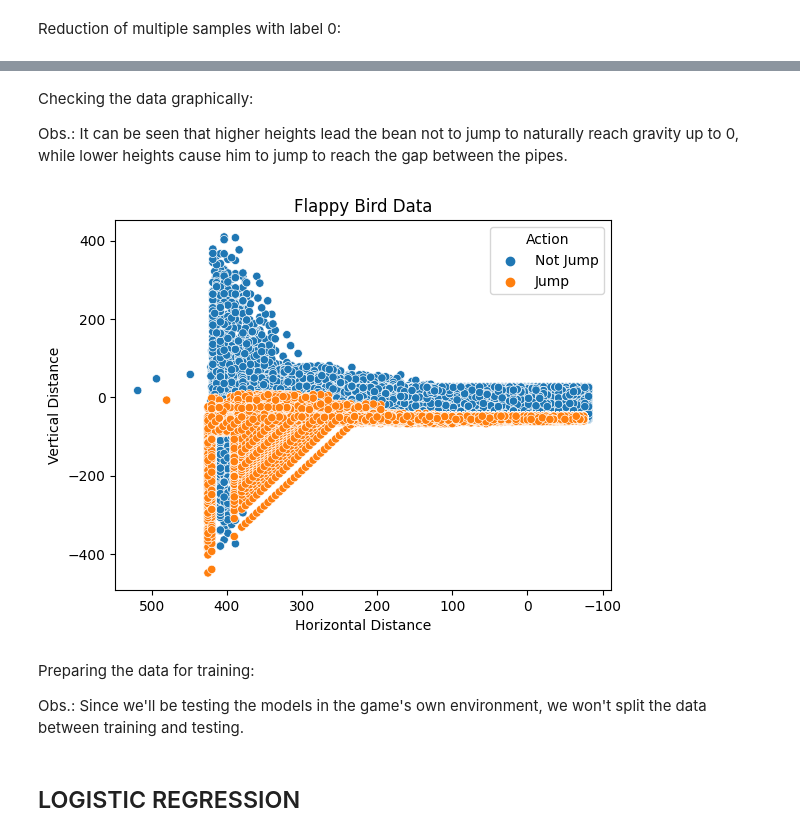
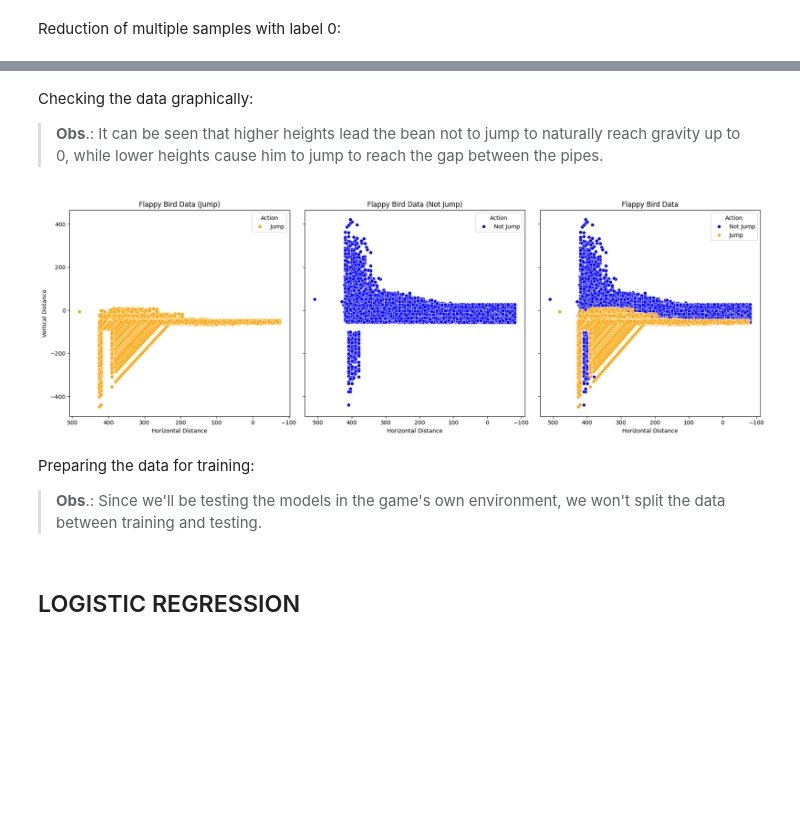
Before and after one commit to filipemedeiross/solving_flappy_bird, a Jupyter notebook: notebooks/intelligent_agent.ipynb, the cells around one changed output, grey strips where cells are left out. Drawn from its saved outputs; the diff is of its cells as text; code cells hidden in the pictures; blank space fills up the shorter version.

```diff
--- a/notebooks/intelligent_agent.ipynb
+++ b/notebooks/intelligent_agent.ipynb
@@ -77,26 +77,39 @@ memory usage: 728.6 KB
 # %% [markdown]
 Checking the data graphically:
 
-Obs.: It can be seen that higher heights lead the bean not to jump to naturally reach gravity up to 0, while lower heights cause him to jump to reach the gap between the pipes.
+> **Obs**.: It can be seen that higher heights lead the bean not to jump to naturally reach gravity up to 0, while lower heights cause him to jump to reach the gap between the pipes.
 # %%
 data['Action'] = data['label'].map({0 : 'Not Jump',
                                     1 : 'Jump'})
 
-sns.scatterplot(data=data, x='x', y='y', hue='Action')
+fig, axes = plt.subplots(1, 3, figsize=(18, 6), sharey=True)
 
-plt.title('Flappy Bird Data')
-plt.xlabel('Horizontal Distance')
-plt.ylabel('Vertical Distance')
+sns.scatterplot(data=data[data.label == 1], x='x', y='y', hue='Action', palette=['orange']        , ax=axes[0])
+sns.scatterplot(data=data[data.label == 0], x='x', y='y', hue='Action', palette=['blue']          , ax=axes[1])
+sns.scatterplot(data=data                 , x='x', y='y', hue='Action', palette=['blue', 'orange'], ax=axes[2])
 
-plt.gca().invert_xaxis()
+axes[0].set_title('Flappy Bird Data (Jump)'    )
+axes[1].set_title('Flappy Bird Data (Not Jump)')
+axes[2].set_title('Flappy Bird Data'           )
+
+axes[0].set_ylabel('Vertical Distance'  )
+axes[0].set_xlabel('Horizontal Distance')
+axes[1].set_xlabel('Horizontal Distance')
+axes[2].set_xlabel('Horizontal Distance')
+
+axes[0].invert_xaxis()
+axes[1].invert_xaxis()
+axes[2].invert_xaxis()
+
+plt.tight_layout()
 
 plt.show()
 # %% [output]
-[figure, old version]
+[figure, new version]
 # %% [markdown]
 Preparing the data for training:
 
-Obs.: Since we'll be testing the models in the game's own environment, we won't split the data between training and testing.
+> **Obs**.: Since we'll be testing the models in the game's own environment, we won't split the data between training and testing.
 # %%
 X = data[['x', 'y']]
 y = data.label
```
Also changed, not shown: parts of 35 cells of this notebook.
